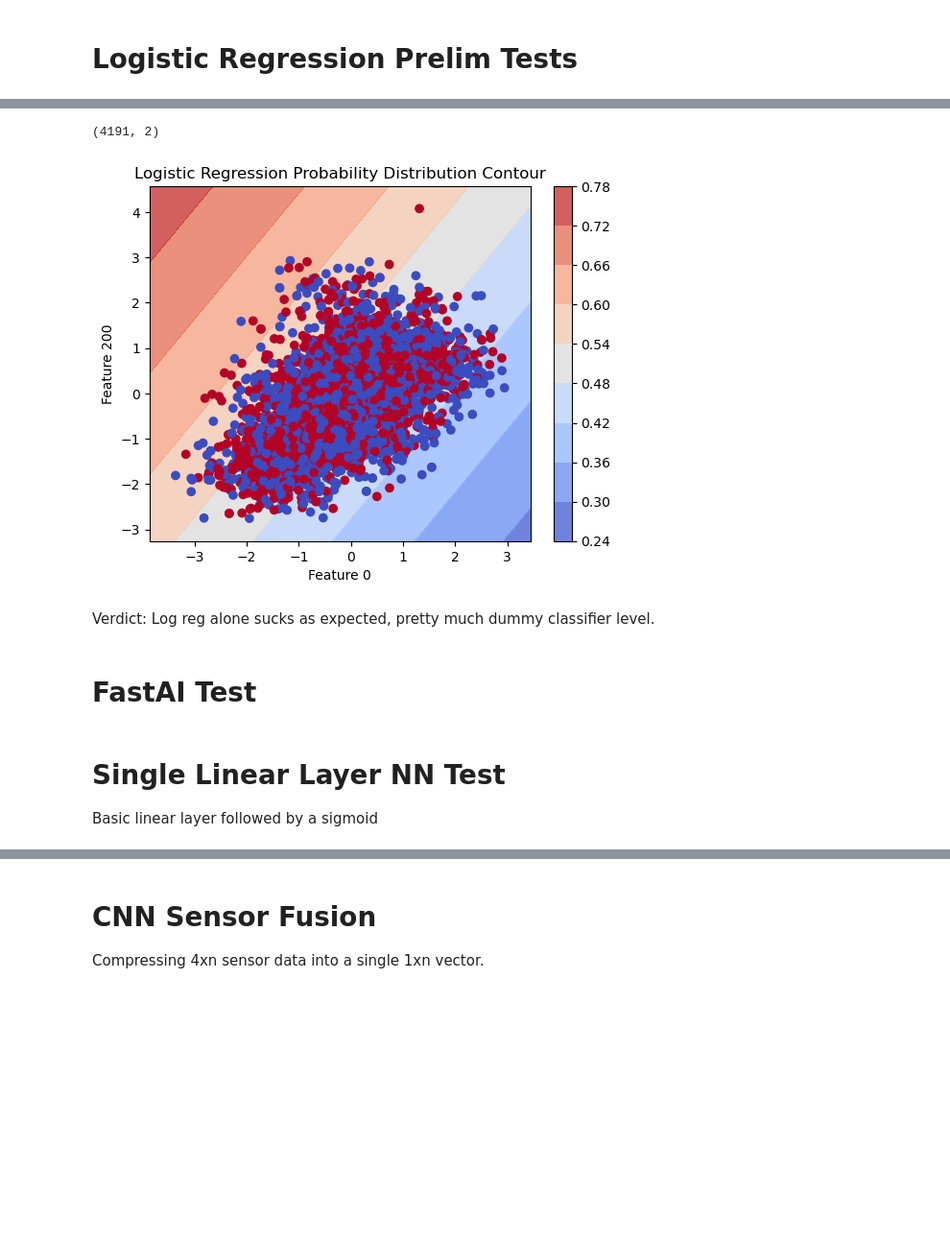
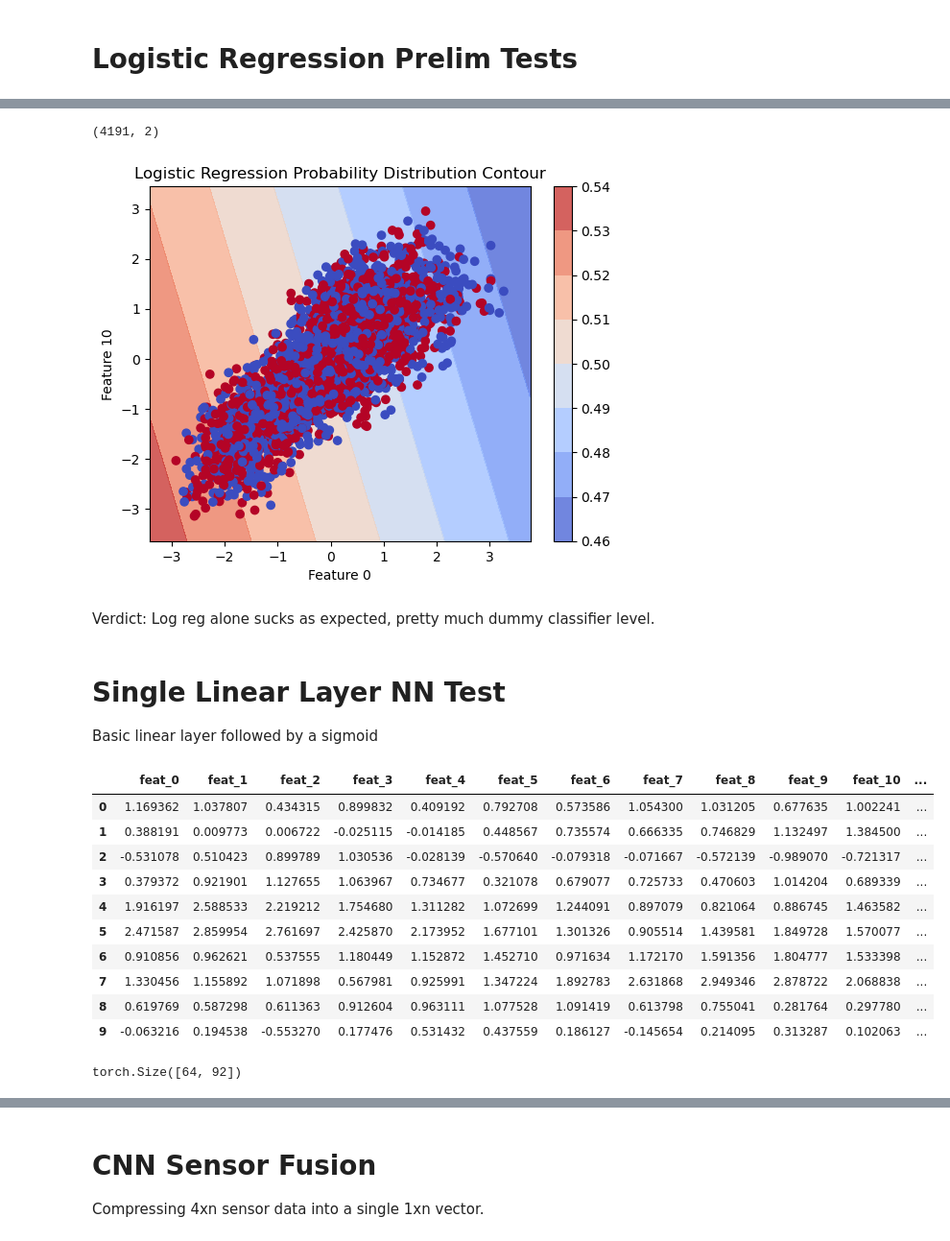
Before and after one commit to anmutechsupport/Energy-Efficient-Decoding-of-EEG-Motor-Imagery-using-Spiking-Legendre-Memory-Units, a Jupyter notebook: ml/training-bci2000.ipynb, the cells around one changed output, grey strips where cells are left out. Shown at 96% size. Saved outputs shown, nothing was run; the diff lists cells and outputs as text; code cells hidden in the pictures; blank space fills up the shorter version.

Commit message:
torch me please

```diff
--- a/ml/training-bci2000.ipynb
+++ b/ml/training-bci2000.ipynb
@@ -188,7 +289,7 @@ from sklearn.datasets import make_classification
 
 # build data from 2 features
 i = 0
-j = 200
+j = 10
 X_ij = X[:, [i, j]]
 print(X_ij.shape)
 
@@ -218,11 +319,56 @@ plt.title('Logistic Regression Probability Distribution Contour')
 plt.show()
 # %% [output]
 (4191, 2)
-[figure, old version]
+[figure, new version]
 # %% [markdown]
 Verdict: Log reg alone sucks as expected, pretty much dummy classifier level.
-# %% [markdown]
-# FastAI Test
 # %% [markdown]
 # Single Linear Layer NN Test
 Basic linear layer followed by a sigmoid
+# %%
+# create a pandas dataframe from the numpy arrays
+train_df = pd.DataFrame(data=np.c_[X_train, y_train], columns=[f'feat_{i}' for i in range(X_train.shape[1])] + ['label'])
+valid_df = pd.DataFrame(data=np.c_[X_val, y_val], columns=[f'feat_{i}' for i in range(X_val.shape[1])] + ['label'])
+
+# merge the train and validation set
+combined_df = pd.concat([train_df, valid_df], axis=0)
+val_df_idx = np.arange(len(train_df), len(combined_df))
+
+# define your dependent and independent variables
+dep_var = 'label'
+cat_names = []
+cont_names = [f'feat_{i}' for i in range(X_train.shape[1])]
+
+# define your processors, which can be used to normalize your data
+procs = [Normalize]
+
+dls = TabularDataLoaders.from_df(combined_df, procs=procs, cat_names=cat_names, cont_names=cont_names, y_names=dep_var, valid_idx=val_df_idx, bs=64)
+
+# create TabularPandas object for train and validation set
+# train_tlp = TabularPandas(train_df, procs=procs, cat_names=cat_names, cont_names=cont_names, y_names=dep_var, splits=None)
+# valid_tlp = TabularPandas(valid_df, procs=procs, cat_names=cat_names, cont_names=cont_names, y_names=dep_var, splits=None)
+
+# # create DataLoader for train and validation set
+# train_dl = DataLoader(train_tlp, bs=64)
+# valid_dl = DataLoader(valid_tlp, bs=64)
+
+# # create dataloaders
+# dls = DataLoaders(train_dl, valid_dl)
+# %%
+# combined_df.head()
+dls.show_batch()
+batch = dls.one_batch()
+print(batch[1].size())
+# %% [output]
+|  | feat_0 | feat_1 | feat_2 | feat_3 | feat_4 | feat_5 | feat_6 | feat_7 | feat_8 | feat_9 | feat_10 | ... |
+| 0 | 1.169362 | 1.037807 | 0.434315 | 0.899832 | 0.409192 | 0.792708 | 0.573586 | 1.054300 | 1.031205 | 0.677635 | 1.002241 | ... |
+| 1 | 0.388191 | 0.009773 | 0.006722 | -0.025115 | -0.014185 | 0.448567 | 0.735574 | 0.666335 | 0.746829 | 1.132497 | 1.384500 | ... |
+| 2 | -0.531078 | 0.510423 | 0.899789 | 1.030536 | -0.028139 | -0.570640 | -0.079318 | -0.071667 | -0.572139 | -0.989070 | -0.721317 | ... |
+| 3 | 0.379372 | 0.921901 | 1.127655 | 1.063967 | 0.734677 | 0.321078 | 0.679077 | 0.725733 | 0.470603 | 1.014204 | 0.689339 | ... |
+| 4 | 1.916197 | 2.588533 | 2.219212 | 1.754680 | 1.311282 | 1.072699 | 1.244091 | 0.897079 | 0.821064 | 0.886745 | 1.463582 | ... |
+| 5 | 2.471587 | 2.859954 | 2.761697 | 2.425870 | 2.173952 | 1.677101 | 1.301326 | 0.905514 | 1.439581 | 1.849728 | 1.570077 | ... |
+| 6 | 0.910856 | 0.962621 | 0.537555 | 1.180449 | 1.152872 | 1.452710 | 0.971634 | 1.172170 | 1.591356 | 1.804777 | 1.533398 | ... |
+| 7 | 1.330456 | 1.155892 | 1.071898 | 0.567981 | 0.925991 | 1.347224 | 1.892783 | 2.631868 | 2.949346 | 2.878722 | 2.068838 | ... |
+| 8 | 0.619769 | 0.587298 | 0.611363 | 0.912604 | 0.963111 | 1.077528 | 1.091419 | 0.613798 | 0.755041 | 0.281764 | 0.297780 | ... |
+| 9 | -0.063216 | 0.194538 | -0.553270 | 0.177476 | 0.531432 | 0.437559 | 0.186127 | -0.145654 | 0.214095 | 0.313287 | 0.102063 | ... |
+torch.Size([64, 92])
```
Also changed, not shown: parts of 14 cells of this notebook, 1 other file.
